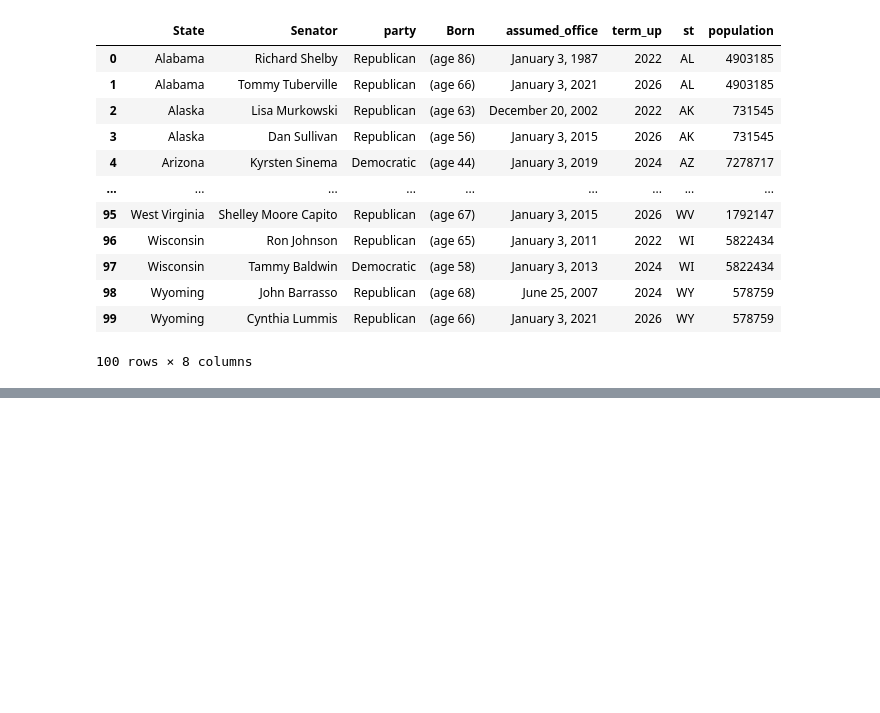
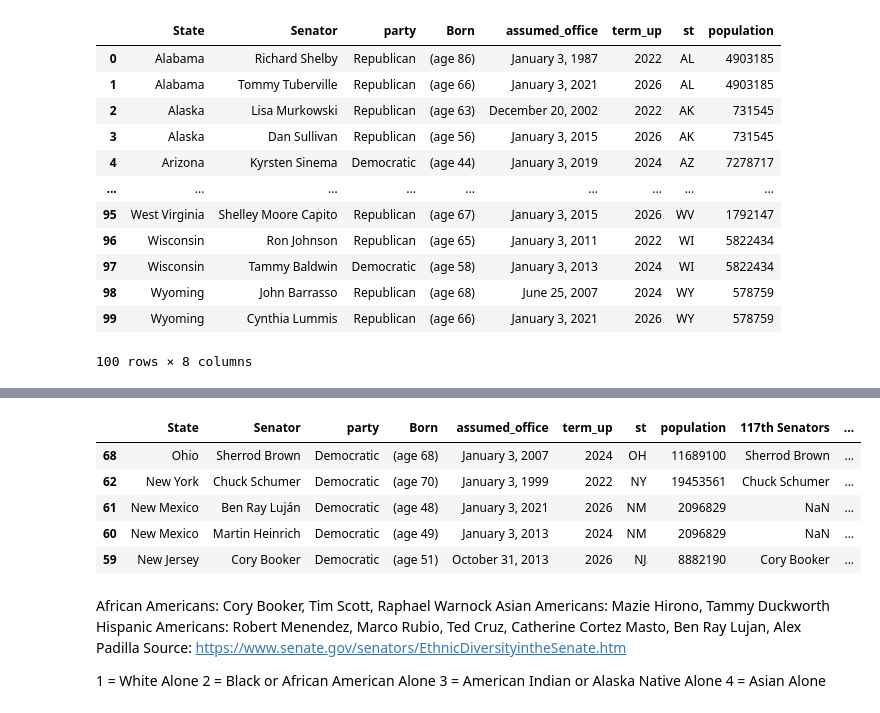
Before and after one commit to isabelle-sanford/senate-analysis, a Jupyter notebook: Resources/CleanPopulationData.ipynb, the cells around one changed output, grey strips where cells are left out. Saved outputs shown, nothing was run; the diff lists cells and outputs as text; code cells hidden in the pictures; blank space fills up the shorter version.

```diff
--- a/Resources/CleanPopulationData.ipynb
+++ b/Resources/CleanPopulationData.ipynb
@@ -103,0 +159,51 @@ sen_with_pop.to_csv('SPopulation.csv', index=False) # Read into a csv so can pul
+# %%
+sen_names = sen_data['Senator']
+
+#sen_genders = []
+
+# for sen in sen_names: # 1 for male, 2 for female
+#     currsex = input(f"{sen}: ")
+#     sen_genders.append(currsex)
+
+sen_genders = [1, 1, 2, 1, 2, 1, 1, 1, 2, 1, 1, 1, 1, 1, 1, 1, 1, 1, 1, 1, 1, 2, 1, 1, 1, 2, 1, 1, 1, 2, 1, 1, 1, 1,
+ 1, 1, 2, 1, 1, 1, 2, 1, 2, 1, 2, 2, 1, 2, 1, 1, 1, 1, 2, 1, 2, 2, 2, 2, 1, 1, 1, 1, 1,2,1,1,1,1,1,1,1,
+ 1,1,1,1,1,1,1,1,1,1,1,2,1,1,1,1,1,1,1,1,1,2,2,1,2,1,2,1,2]
+# %%
+sen_genders = [str(i) for i in sen_genders]
+
+
+sen_data['gender'] = sen_genders
+sen_sex_ratio = list(sen_data['gender'].value_counts())
+# %%
+# Gender graph 2: Chamber style
+colordict = {'Republican': 'red', 'Democratic':'blue', 'Independent':'gray', 'Vacant':'purple'}
+colors = [colordict[k] for k in list(sen_data['party'])]
+sen_data['color'] = colors
+
+# setup
+
+sex_data = sen_data.sort_values(by='gender')
+
+
+sex_colordict = {'1': 'purple', '2': 'pink'}
+sex_colors = [sex_colordict[k] for k in list(sex_data['gender'])]
+sex_data['sex_colors'] = sex_colors
+
+
+
+# put coords in table?
+rep_coords = [(r, a*90 / (r+2)) for a in range(12) for r in range(max(5, a-2),10)]
+dem_coords = [(r, 180 - a*90 / (r+2)) for a in range(12) for r in range(max(5, a-2),10)]
+
+
+Ds_sex = sex_data[sex_data['party'] != 'Republican']
+Rs_sex = sex_data[sex_data['party'] == 'Republican']
+
+Ds_sex.head()
+# %% [output]
+|  | State | Senator | party | Born | assumed_office | term_up | st | population | 117th Senators | ... |
+| 68 | Ohio | Sherrod Brown | Democratic | (age 68) | January 3, 2007 | 2024 | OH | 11689100 | Sherrod Brown | ... |
+| 62 | New York | Chuck Schumer | Democratic | (age 70) | January 3, 1999 | 2022 | NY | 19453561 | Chuck Schumer | ... |
+| 61 | New Mexico | Ben Ray Luján | Democratic | (age 48) | January 3, 2021 | 2026 | NM | 2096829 | NaN | ... |
+| 60 | New Mexico | Martin Heinrich | Democratic | (age 49) | January 3, 2013 | 2024 | NM | 2096829 | NaN | ... |
+| 59 | New Jersey | Cory Booker | Democratic | (age 51) | October 31, 2013 | 2026 | NJ | 8882190 | Cory Booker | ... |
@@ -103,0 +224,10 @@ sen_with_pop.to_csv('SPopulation.csv', index=False) # Read into a csv so can pul
+# %% [markdown]
+African Americans: Cory Booker, Tim Scott, Raphael Warnock
+Asian Americans: Mazie Hirono, Tammy Duckworth
+Hispanic Americans: Robert Menendez, Marco Rubio, Ted Cruz, Catherine Cortez Masto, Ben Ray Lujan, Alex Padilla
+Source: https://www.senate.gov/senators/EthnicDiversityintheSenate.htm
+
+1 = White Alone
+2 = Black or African American Alone
+3 = American Indian or Alaska Native Alone
+4 = Asian Alone
```
Also changed, not shown: parts of 9 cells of this notebook, 5 other files.
